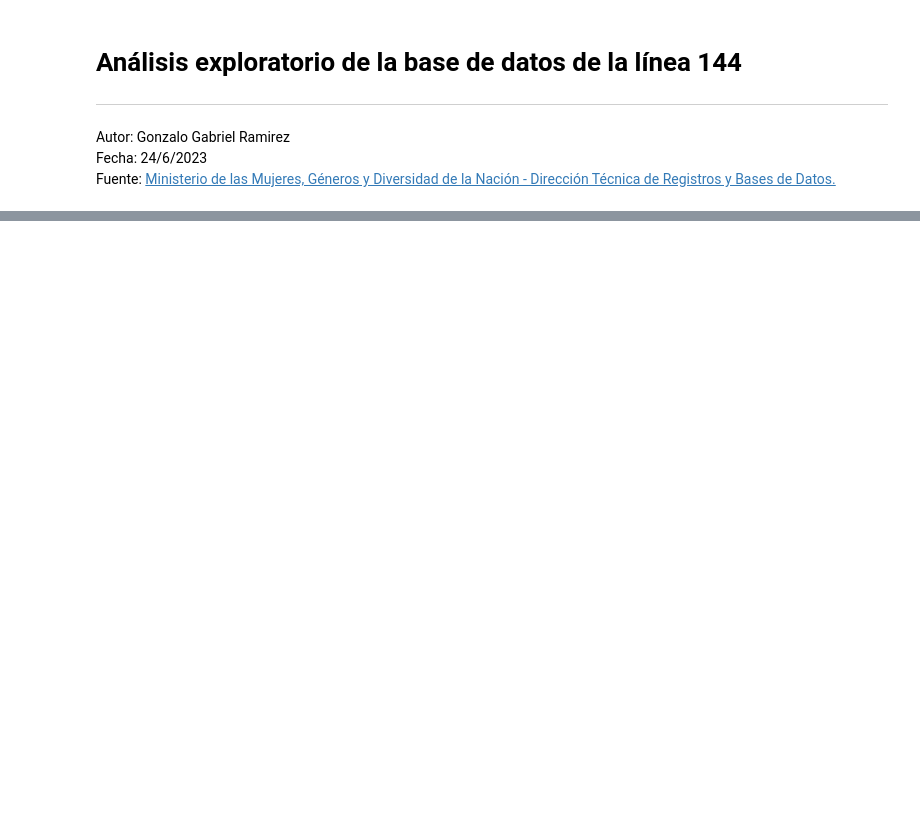
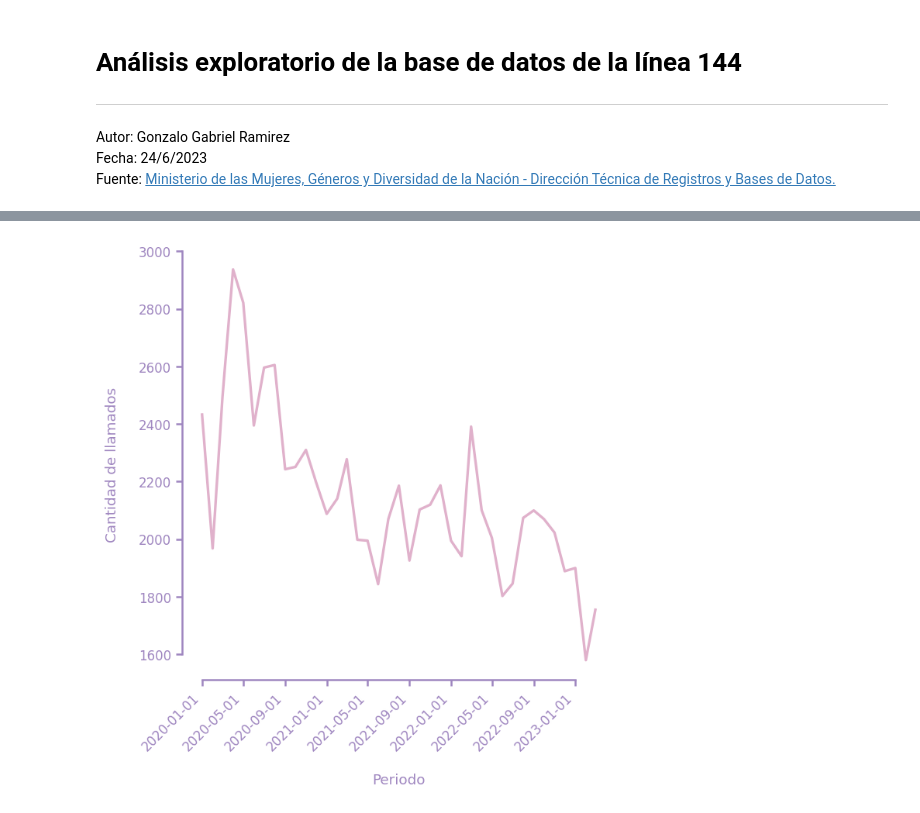
Before and after one commit to DataAnalystGabo/Analisis-Exploratorio-de-Datos-Linea-144, a Jupyter notebook: Notebooks/analisis.ipynb, the cells around one changed output, grey strips where cells are left out. Drawn from its saved outputs; the diff is of its cells as text; code cells hidden in the pictures; blank space fills up the shorter version.

```diff
--- a/Notebooks/analisis.ipynb
+++ b/Notebooks/analisis.ipynb
@@ -131,0 +317,7 @@ plt.show()
+# %%
+df['fecha']           = pd.to_datetime(df['fecha'])
+df_mes_año            = df.groupby(df['fecha'].dt.to_period('M'))
+df_mes_año            = df_mes_año.size()
+df_mes_año            = pd.DataFrame({'Periodo': df_mes_año.index, 'Registros': df_mes_año.values})
+df_mes_año['Periodo'] = df_mes_año['Periodo'].dt.to_timestamp()
+df_mes_año
@@ -131,0 +342,25 @@ plt.show()
+# %%
+plt.figure(figsize=(6,6), dpi=120)
+#max = df_mes_año['Registros'].idmax()
+
+sns.lineplot(x = 'Periodo', y = 'Registros', data = df_mes_año,
+             linewidth = 2,
+             color = '#e0b1cb')
+
+plt.xticks(rotation=45, ha='right')
+
+ax = plt.gca()
+ax.spines['bottom'].set_color('#9f86c0')
+ax.spines['bottom'].set_linewidth(1.5)
+ax.spines['left'].set_color('#9f86c0')
+ax.spines['left'].set_linewidth(1.5)
+ax.tick_params(axis='x', which='both', color='#9f86c0', width=1.5, length=5, labelcolor='#9f86c0')
+ax.tick_params(axis='y', which='both', color='#9f86c0', width=1.5, length=5, labelcolor='#9f86c0')
+ax.set_ylabel('Cantidad de llamados', color='#9f86c0', labelpad=15, size=11)
+ax.set_xlabel('Periodo', color='#9f86c0', labelpad=15, size=11)
+
+sns.despine(trim=True)
+
+plt.show()
+# %% [output]
+[figure, added]
```
Also changed, not shown: parts of 25 cells of this notebook.
